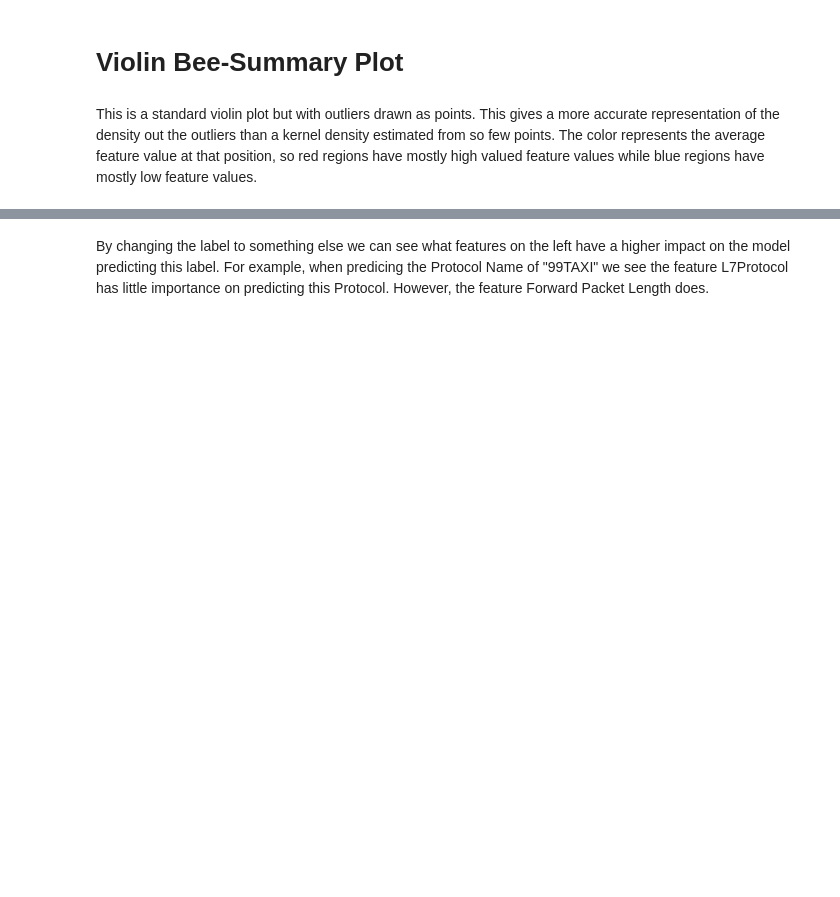
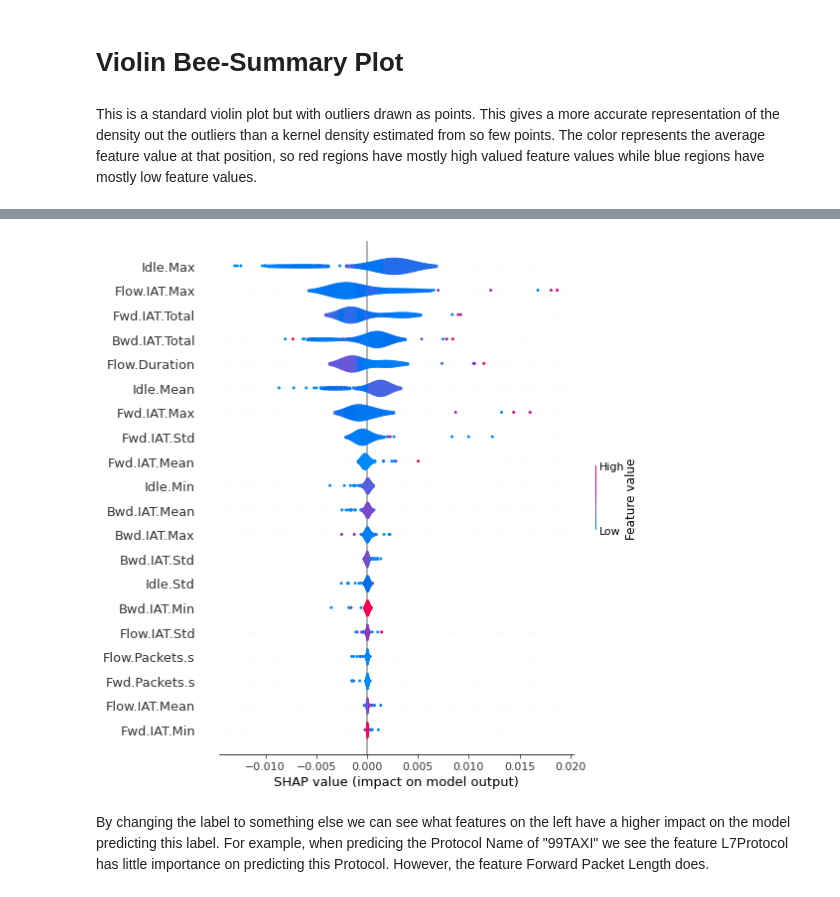
Before and after one commit to mwilchek/Network-Protocol-Final-Project, a Jupyter notebook: SVM_SHAP.ipynb, the cells around one changed output, grey strips where cells are left out. Saved outputs shown, nothing was run; the diff lists cells and outputs as text; code cells hidden in the pictures; blank space fills up the shorter version.

Commit message:
removed L7Protocol and reduced SHAP sample size

```diff
--- a/SVM_SHAP.ipynb
+++ b/SVM_SHAP.ipynb
@@ -73,6 +88,7 @@ Accuracy = 31.052749280183377%
 # %%
 # explain all the predictions in the test set
 # Use shap.sample on X_train/test like the below because the dataset is too massive; just take a sample
-explainer = shap.KernelExplainer(svc_linear.predict_proba, shap.sample(X_train.tail(5000), nsamples=1000))
-shap_values = explainer.shap_values(shap.sample(X_train.tail(5000), nsamples=1000))
+explainer = shap.KernelExplainer(svc_linear.predict_proba, shap.sample(X_train.tail(5000), nsamples=100))
+#1000 samples = 260hr computation time, 100 samples = ~2 hrs
+shap_values = explainer.shap_values(shap.sample(X_train.tail(5000), nsamples=100))
 # %% [output]
@@ -86,7 +121,9 @@ current_label
 # %%
 shap.summary_plot(shap_values = shap_values[current_label.value],
-                  features = X_test.tail(5000).iloc[0:1000,:],
+                  features = X_test.tail(5000).iloc[0:100,:],
                   plot_type="violin")
+# %% [output]
+[figure, added]
 # %% [markdown]
 By changing the label to something else we can see what features on the left have a higher impact on the model predicting this label. For example, when predicing the Protocol Name of "99TAXI" we see the feature L7Protocol has little importance on predicting this Protocol. However, the feature Forward Packet Length does.
 # %% [markdown]
```
Also changed, not shown: parts of 10 cells of this notebook.
